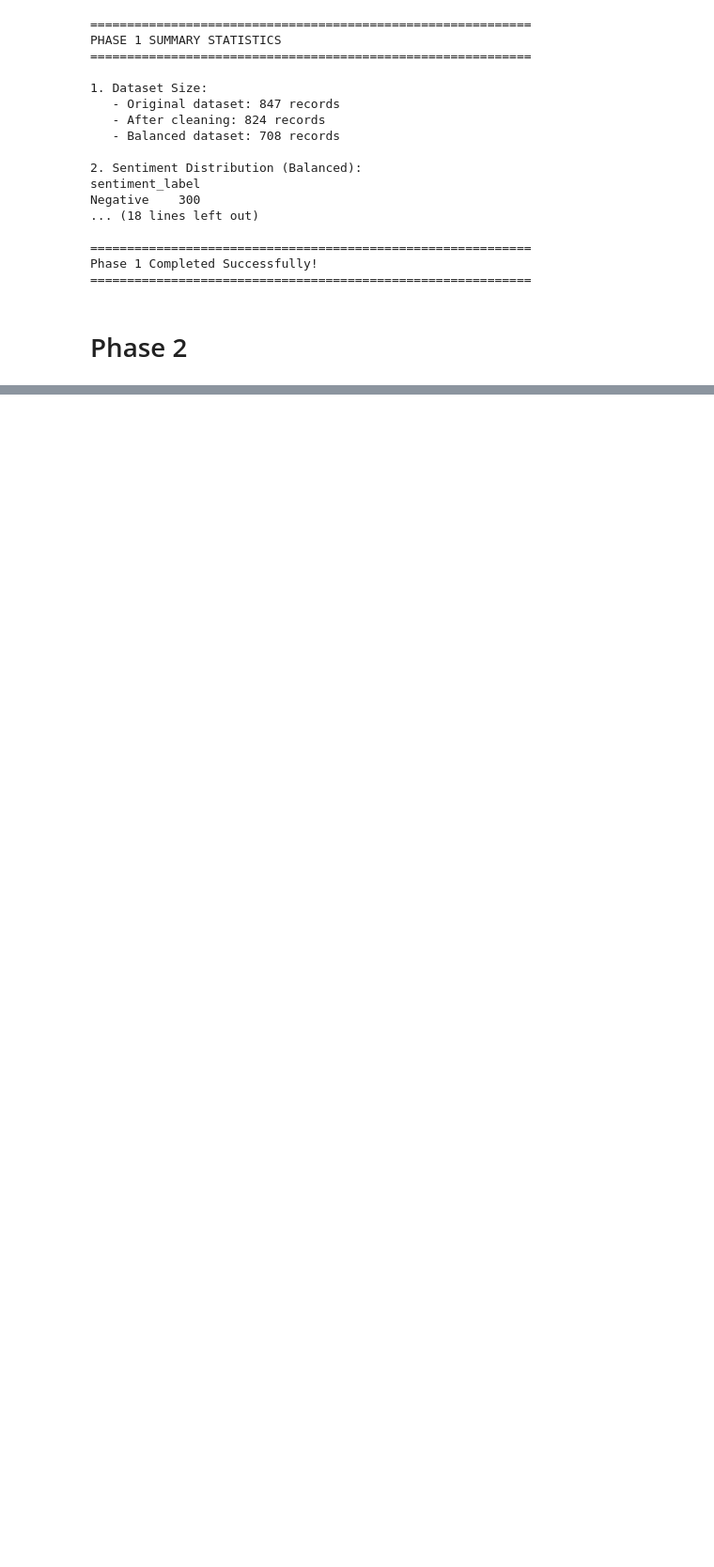
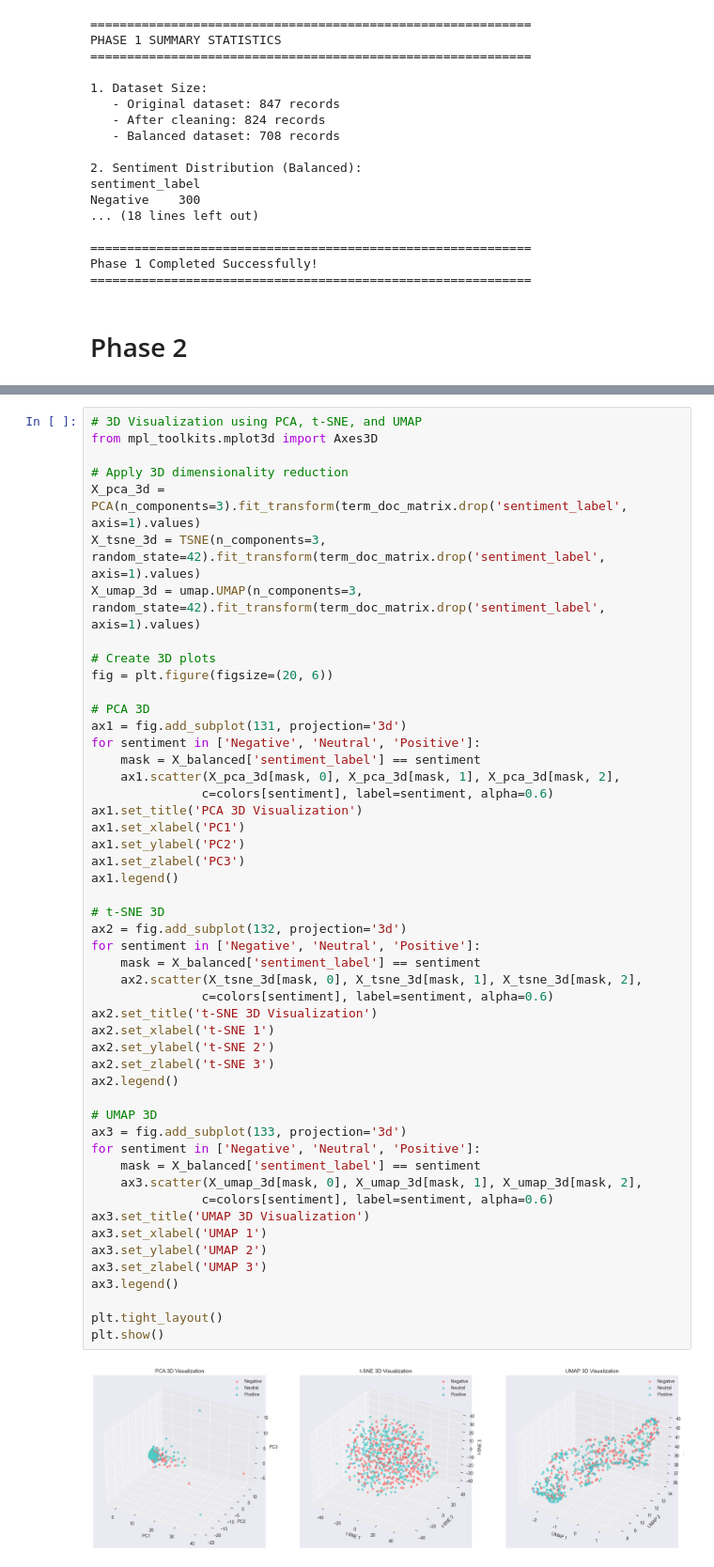
Before and after one commit to kangjwme/DM2025-Lab1-Exercise, a Jupyter notebook: DM2025-Lab1-Homework.ipynb, the cells around one changed output, grey strips where cells are left out. Shown at 94% size. Drawn from its saved outputs; the diff is of its cells as text; blank space fills up the shorter version.

```diff
--- a/DM2025-Lab1-Homework.ipynb
+++ b/DM2025-Lab1-Homework.ipynb
@@ -656,0 +970,52 @@ Phase 1 Completed Successfully!
+# %%
+# 3D Visualization using PCA, t-SNE, and UMAP
+from mpl_toolkits.mplot3d import Axes3D
+
+# Apply 3D dimensionality reduction
+X_pca_3d = PCA(n_components=3).fit_transform(term_doc_matrix.drop('sentiment_label', axis=1).values)
+X_tsne_3d = TSNE(n_components=3, random_state=42).fit_transform(term_doc_matrix.drop('sentiment_label', axis=1).values)
+X_umap_3d = umap.UMAP(n_components=3, random_state=42).fit_transform(term_doc_matrix.drop('sentiment_label', axis=1).values)
+
+# Create 3D plots
+fig = plt.figure(figsize=(20, 6))
+
+# PCA 3D
+ax1 = fig.add_subplot(131, projection='3d')
+for sentiment in ['Negative', 'Neutral', 'Positive']:
+    mask = X_balanced['sentiment_label'] == sentiment
+    ax1.scatter(X_pca_3d[mask, 0], X_pca_3d[mask, 1], X_pca_3d[mask, 2],
+               c=colors[sentiment], label=sentiment, alpha=0.6)
+ax1.set_title('PCA 3D Visualization')
+ax1.set_xlabel('PC1')
+ax1.set_ylabel('PC2')
+ax1.set_zlabel('PC3')
+ax1.legend()
+
+# t-SNE 3D
+ax2 = fig.add_subplot(132, projection='3d')
+for sentiment in ['Negative', 'Neutral', 'Positive']:
+    mask = X_balanced['sentiment_label'] == sentiment
+    ax2.scatter(X_tsne_3d[mask, 0], X_tsne_3d[mask, 1], X_tsne_3d[mask, 2],
+               c=colors[sentiment], label=sentiment, alpha=0.6)
+ax2.set_title('t-SNE 3D Visualization')
+ax2.set_xlabel('t-SNE 1')
+ax2.set_ylabel('t-SNE 2')
+ax2.set_zlabel('t-SNE 3')
+ax2.legend()
+
+# UMAP 3D
+ax3 = fig.add_subplot(133, projection='3d')
+for sentiment in ['Negative', 'Neutral', 'Positive']:
+    mask = X_balanced['sentiment_label'] == sentiment
+    ax3.scatter(X_umap_3d[mask, 0], X_umap_3d[mask, 1], X_umap_3d[mask, 2],
+               c=colors[sentiment], label=sentiment, alpha=0.6)
+ax3.set_title('UMAP 3D Visualization')
+ax3.set_xlabel('UMAP 1')
+ax3.set_ylabel('UMAP 2')
+ax3.set_zlabel('UMAP 3')
+ax3.legend()
+
+plt.tight_layout()
+plt.show()
+# %% [output]
+[figure, added]
```
Also changed, not shown: parts of 20 cells of this notebook, 4 other files.
